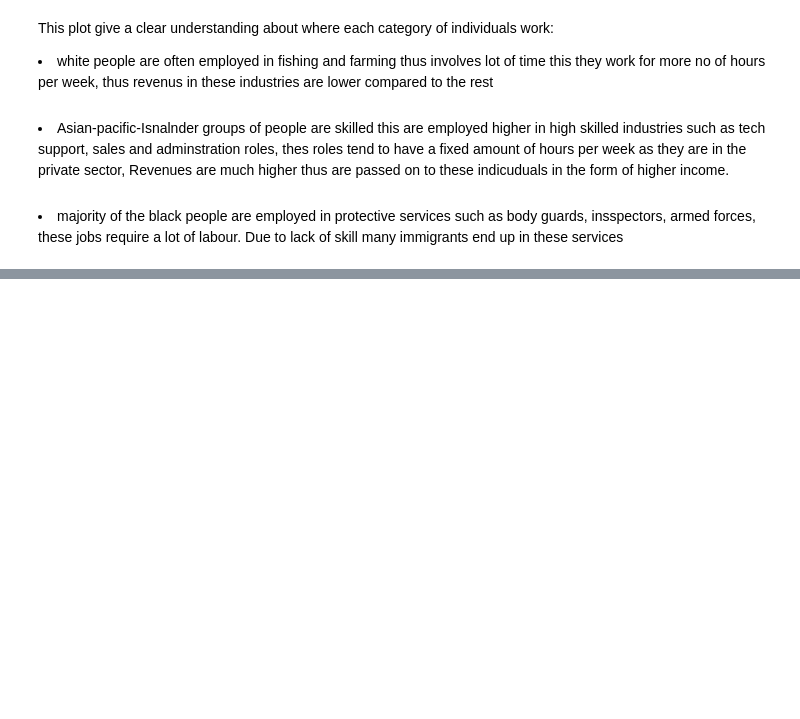
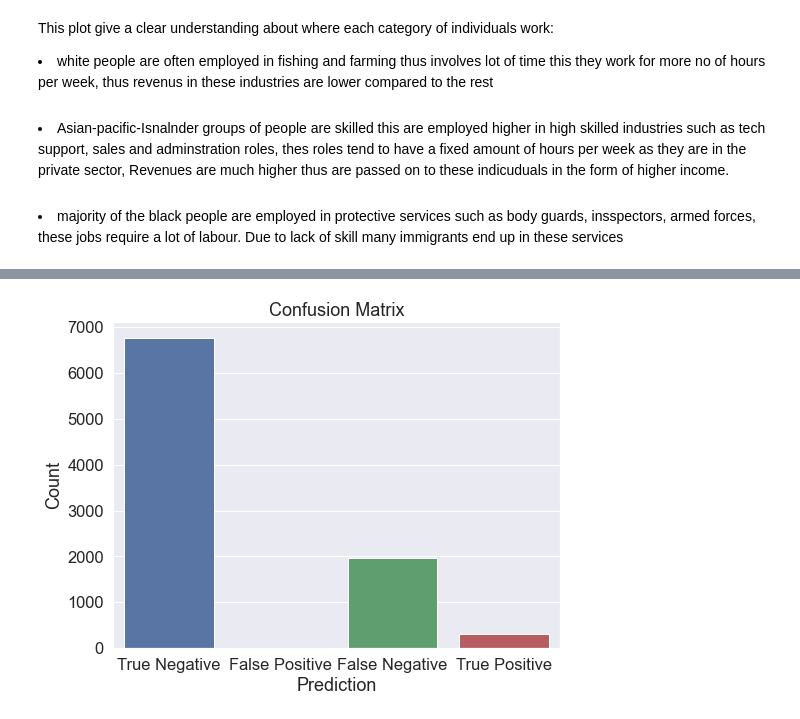
Before and after one commit to hammaadrizwan/Income-Classifier-using-Ensemble-algorithm, a Jupyter notebook: Notebook.ipynb, the cells around one changed output, grey strips where cells are left out. Cells and saved outputs as stored; diff of their text form; code cells hidden in the pictures; blank space fills up the shorter version.

```diff
--- a/Notebook.ipynb
+++ b/Notebook.ipynb
@@ -338,0 +352,2 @@ This plot give a clear understanding about where each category of individuals wo
+# %%
+X_train, X_test, y_train, y_test = train_test_split(X, y, test_size=0.40)
@@ -338,0 +356,28 @@ This plot give a clear understanding about where each category of individuals wo
+# %%
+from sklearn.svm import SVC
+from sklearn.preprocessing import OneHotEncoder
+from sklearn.compose import ColumnTransformer
+from sklearn.pipeline import Pipeline
+from sklearn.metrics import classification_report, confusion_matrix
+
+
+categorical_columns = ['workclass','education','marital_status','occupation','relationship','sex','race','native-country']
+numerical_columns = ['age','fnlwgt','education_num','capital-gain','capital-loss','hours-per-week']
+
+preprocessor = ColumnTransformer(
+    transformers=[
+        ('num', 'passthrough', numerical_columns),
+        ('cat', OneHotEncoder(), categorical_columns)
+    ])
+
+svm_model = SVC()
+
+pipeline = Pipeline(steps=[('preprocessor', preprocessor),
+                           ('model', svm_model)])
+
+pipeline.fit(X_train, y_train)
+
+# Make predictions
+predictions = pipeline.predict(X_test)
+print(confusion_matrix(y_test,predictions))
+print(classification_report(y_test,predictions))
@@ -338,0 +395,17 @@ This plot give a clear understanding about where each category of individuals wo
+# %%
+
+cm = confusion_matrix(y_test, predictions)
+
+labels = ['True Negative', 'False Positive', 'False Negative', 'True Positive']
+
+cm = cm.ravel()
+
+sns.set(font_scale=1.5)
+plt.figure(figsize=(8, 6))
+sns.barplot(x=labels, y=cm)
+plt.title('Confusion Matrix')
+plt.xlabel('Prediction')
+plt.ylabel('Count')
+plt.show()
+# %% [output]
+[figure, added]
```
Also changed, not shown: parts of 11 cells of this notebook, 1 other file.
